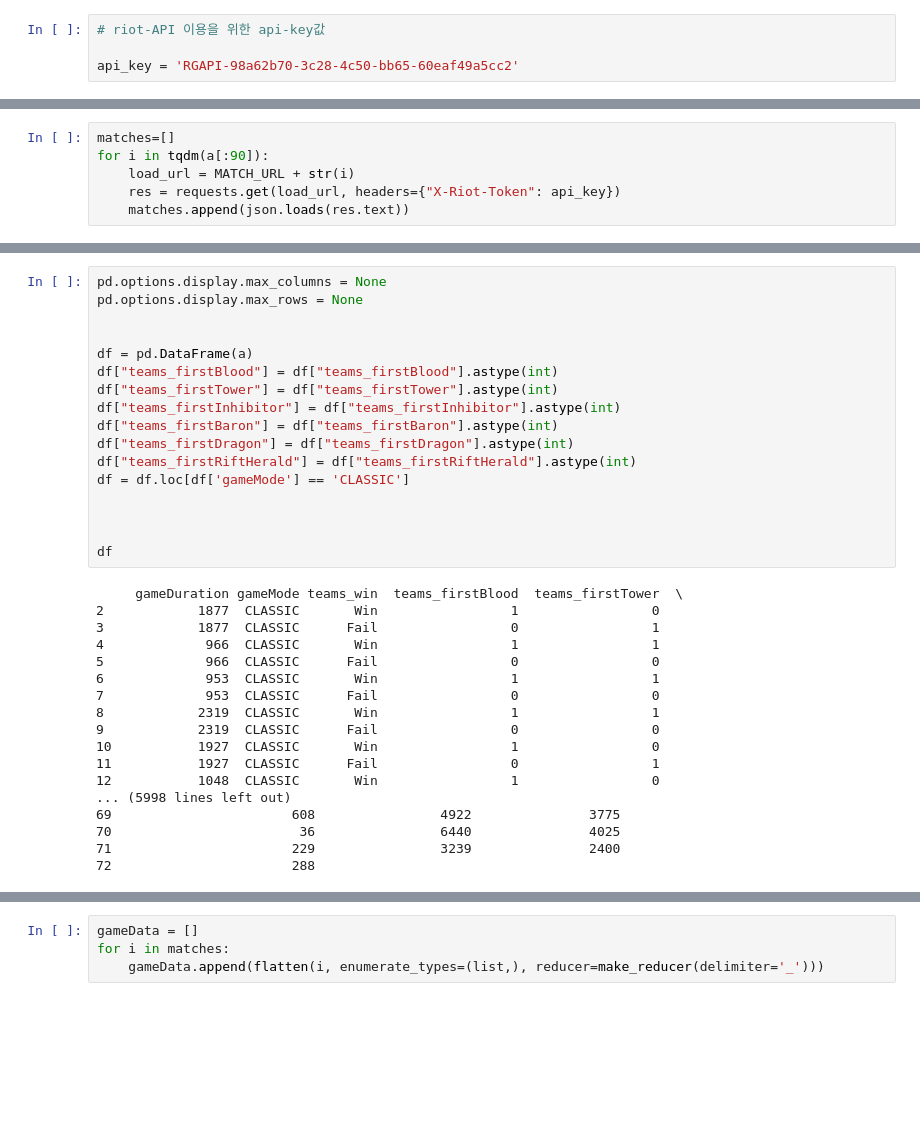
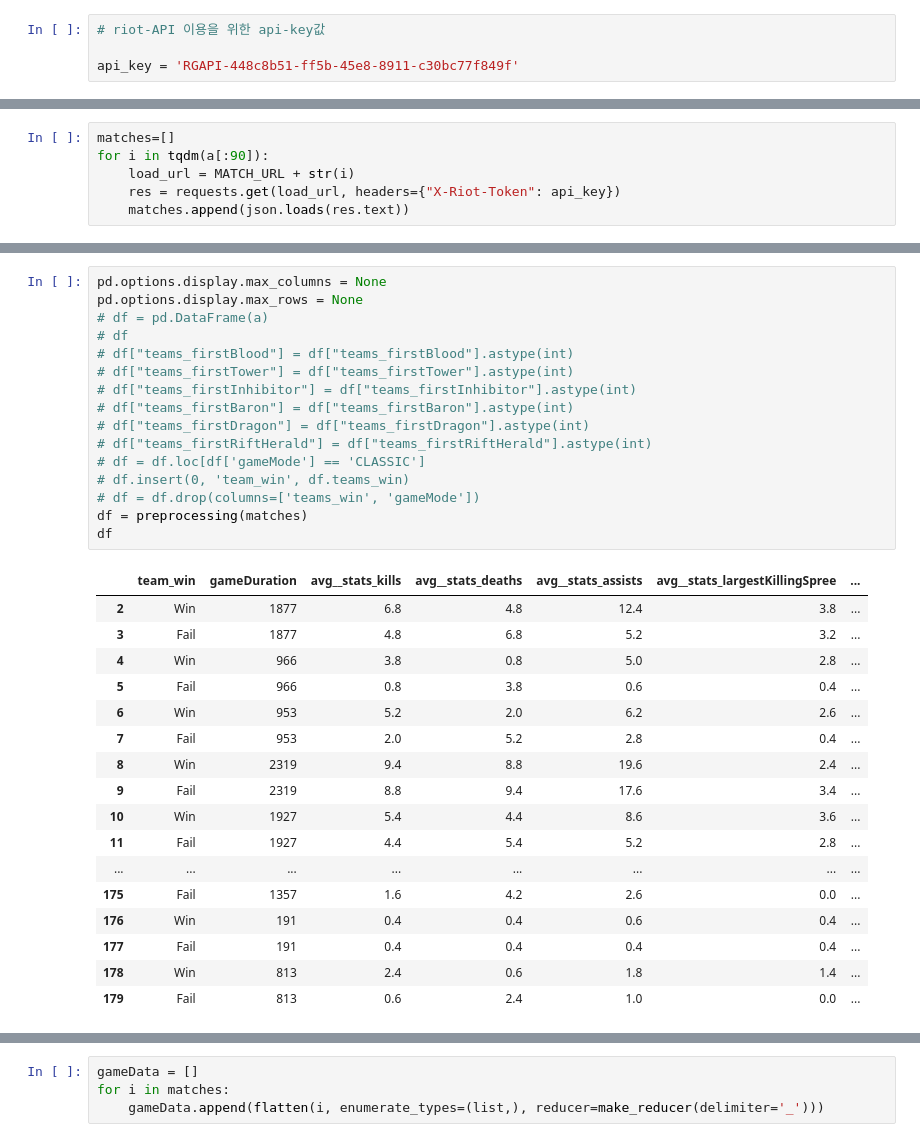
Before and after one commit to K-MinHyuk/OP.gg_hackathon, a Jupyter notebook: opgg.ipynb, the cells around one changed output, grey strips where cells are left out. Drawn from its saved outputs; the diff is of its cells as text; blank space fills up the shorter version.

Commit message:
Data preprocessing done

```diff
--- a/opgg.ipynb
+++ b/opgg.ipynb
@@ -15,7 +15,7 @@ from flatten_dict.reducer import make_reducer
 # %%
 # riot-API 이용을 위한 api-key값
 
-api_key = 'RGAPI-98a62b70-3c28-4c50-bb65-60eaf49a5cc2'
+api_key = 'RGAPI-448c8b51-ff5b-45e8-8911-c30bc77f849f'
 # %%
 # 각 tier별 game id를 가져오기위해 url을 저장
 
@@ -397,35 +384,34 @@ a = divideTeams(flatter(matches))
 # %%
 pd.options.display.max_columns = None
 pd.options.display.max_rows = None
-
-
-df = pd.DataFrame(a)
-df["teams_firstBlood"] = df["teams_firstBlood"].astype(int)
-df["teams_firstTower"] = df["teams_firstTower"].astype(int)
-df["teams_firstInhibitor"] = df["teams_firstInhibitor"].astype(int)
-df["teams_firstBaron"] = df["teams_firstBaron"].astype(int)
-df["teams_firstDragon"] = df["teams_firstDragon"].astype(int)
-df["teams_firstRiftHerald"] = df["teams_firstRiftHerald"].astype(int)
-df = df.loc[df['gameMode'] == 'CLASSIC']
-
-
-
+# df = pd.DataFrame(a)
+# df
+# df["teams_firstBlood"] = df["teams_firstBlood"].astype(int)
+# df["teams_firstTower"] = df["teams_firstTower"].astype(int)
+# df["teams_firstInhibitor"] = df["teams_firstInhibitor"].astype(int)
+# df["teams_firstBaron"] = df["teams_firstBaron"].astype(int)
+# df["teams_firstDragon"] = df["teams_firstDragon"].astype(int)
+# df["teams_firstRiftHerald"] = df["teams_firstRiftHerald"].astype(int)
+# df = df.loc[df['gameMode'] == 'CLASSIC']
+# df.insert(0, 'team_win', df.teams_win)
+# df = df.drop(columns=['teams_win', 'gameMode'])
+df = preprocessing(matches)
 df
 # %% [output]
-     gameDuration gameMode teams_win  teams_firstBlood  teams_firstTower  \
-2            1877  CLASSIC       Win                 1                 0
-3            1877  CLASSIC      Fail                 0                 1
-4             966  CLASSIC       Win                 1                 1
-5             966  CLASSIC      Fail                 0                 0
-6             953  CLASSIC       Win                 1                 1
-7             953  CLASSIC      Fail                 0                 0
-8            2319  CLASSIC       Win                 1                 1
-9            2319  CLASSIC      Fail                 0                 0
-10           1927  CLASSIC       Win                 1                 0
-11           1927  CLASSIC      Fail                 0                 1
-12           1048  CLASSIC       Win                 1                 0
-... (5998 lines left out)
-69                       608                4922               3775
-70                        36                6440               4025
-71                       229                3239               2400
-72                       288
+|  | team_win | gameDuration | avg__stats_kills | avg__stats_deaths | avg__stats_assists | avg__stats_largestKillingSpree | ... |
+| 2 | Win | 1877 | 6.8 | 4.8 | 12.4 | 3.8 | ... |
+| 3 | Fail | 1877 | 4.8 | 6.8 | 5.2 | 3.2 | ... |
+| 4 | Win | 966 | 3.8 | 0.8 | 5.0 | 2.8 | ... |
+| 5 | Fail | 966 | 0.8 | 3.8 | 0.6 | 0.4 | ... |
+| 6 | Win | 953 | 5.2 | 2.0 | 6.2 | 2.6 | ... |
+| 7 | Fail | 953 | 2.0 | 5.2 | 2.8 | 0.4 | ... |
+| 8 | Win | 2319 | 9.4 | 8.8 | 19.6 | 2.4 | ... |
+| 9 | Fail | 2319 | 8.8 | 9.4 | 17.6 | 3.4 | ... |
+| 10 | Win | 1927 | 5.4 | 4.4 | 8.6 | 3.6 | ... |
+| 11 | Fail | 1927 | 4.4 | 5.4 | 5.2 | 2.8 | ... |
+| ... | ... | ... | ... | ... | ... | ... | ... |
+| 175 | Fail | 1357 | 1.6 | 4.2 | 2.6 | 0.0 | ... |
+| 176 | Win | 191 | 0.4 | 0.4 | 0.6 | 0.4 | ... |
+| 177 | Fail | 191 | 0.4 | 0.4 | 0.4 | 0.4 | ... |
+| 178 | Win | 813 | 2.4 | 0.6 | 1.8 | 1.4 | ... |
+| 179 | Fail | 813 | 0.6 | 2.4 | 1.0 | 0.0 | ... |
```
Also changed, not shown: parts of 13 cells of this notebook.
